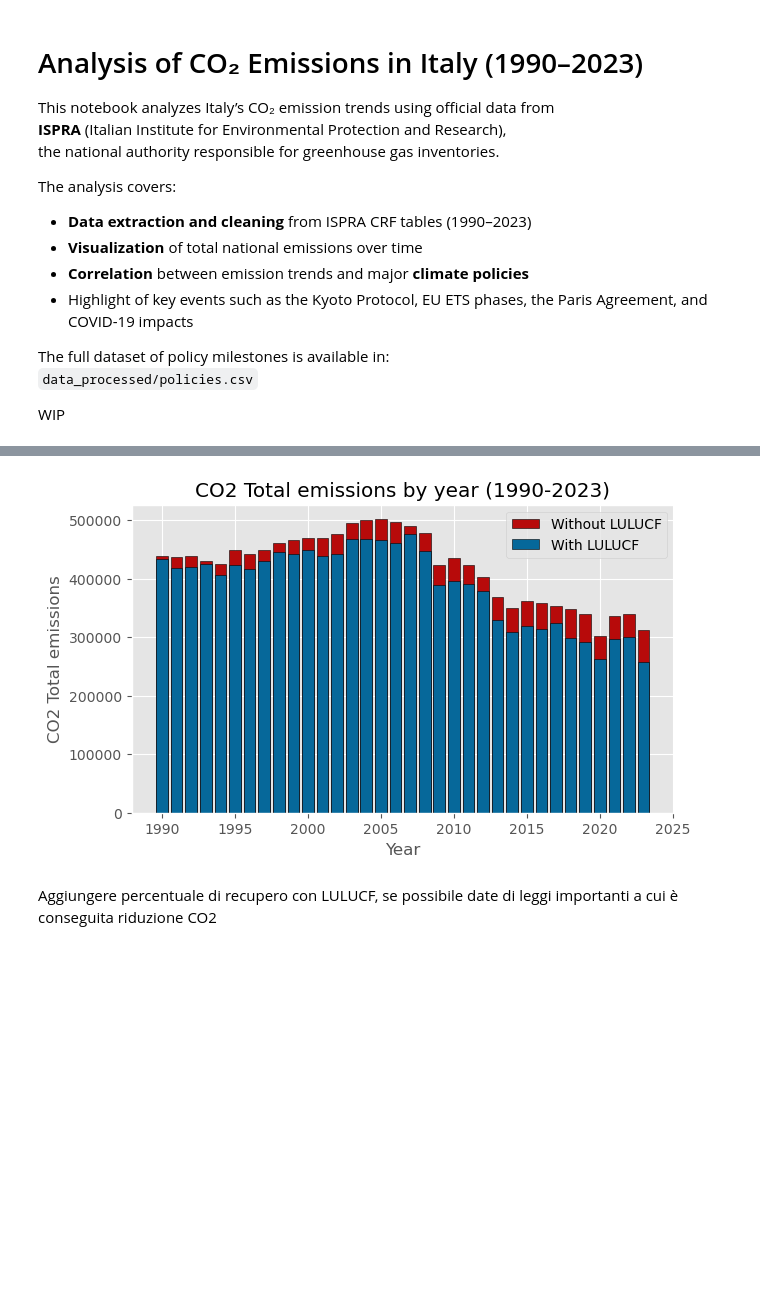
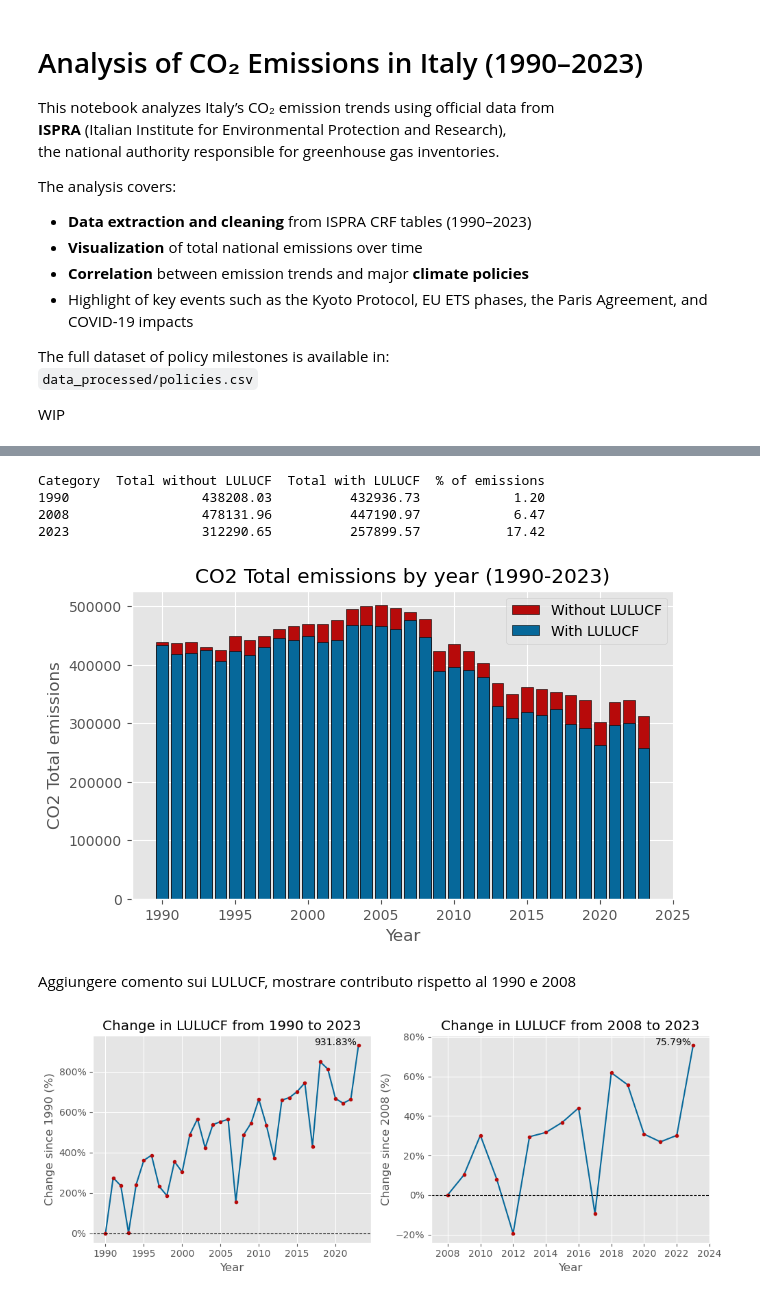
Before and after one commit to Disk245/ispra-co2-analysis, a Jupyter notebook: notebook/nb.ipynb, the cells around one changed output, grey strips where cells are left out. Saved outputs shown, nothing was run; the diff lists cells and outputs as text; code cells hidden in the pictures; blank space fills up the shorter version.

Commit message:
Update: Charts done and put placeholder markdowns

```diff
--- a/notebook/nb.ipynb
+++ b/notebook/nb.ipynb
@@ -80,6 +103,22 @@ Only selected key events are shown in the chart above.
 # %%
 df_tot = df[df["Category"] == "Total national emissions and removals"]
 df_nolulucf = df[df["Category"] == "Emissions without LULUCF"]
+
+to_pivot = df[(df["Category"] == "Total national emissions and removals") | (df["Category"] == "Emissions without LULUCF")]
+to_pivot = to_pivot[(to_pivot["Year"] == 1990) | (to_pivot["Year"] == 2008) | (to_pivot["Year"] == 2023)]
+
+pivoted= to_pivot.pivot_table(index="Year", columns="Category", values="CO2 emissions (kt)")
+pivoted = pivoted.rename(columns={
+    "Total national emissions and removals": "Total with LULUCF",
+    "Emissions without LULUCF": "Total without LULUCF"
+})
+
+lulucf_val = pivoted["Total with LULUCF"] - pivoted["Total without LULUCF"]
+perc = abs(lulucf_val / pivoted["Total without LULUCF"]) * 100
+pivoted["% of emissions"] = perc
+
+pivoted.index.name = None
+print(pivoted.round(2))
 
 x = df_tot["Year"]
 y = df_tot["CO2 emissions (kt)"]
@@ -95,6 +134,59 @@ plt.title("CO2 Total emissions by year (1990-2023)")
 plt.legend()
 plt.show()
 # %% [output]
+Category  Total without LULUCF  Total with LULUCF  % of emissions
+1990                 438208.03          432936.73            1.20
+2008                 478131.96          447190.97            6.47
+2023                 312290.65          257899.57           17.42
 [figure]
 # %% [markdown]
-Aggiungere percentuale di recupero con LULUCF, se possibile date di leggi importanti a cui è conseguita riduzione CO2
+Aggiungere comento sui LULUCF, mostrare contributo rispetto al 1990 e 2008
+# %%
+import matplotlib.ticker as mtick
+
+fig, axes = plt.subplots(1,2, figsize=(10,4))
+df_lulucf = df[df["Category"] == "4.  Land use, land-use change and forestry"].copy()
+
+
+#1990
+base_1990 = df_lulucf.loc[df_lulucf["Year"] == 1990, "CO2 emissions (kt)"].iloc[0]
+df_lulucf["Change from 1990"] = -((df_lulucf["CO2 emissions (kt)"] - base_1990) / abs(base_1990) * 100)
+
+axes[0].plot(df_lulucf["Year"], df_lulucf["Change from 1990"], color="#06689A",
+         marker="o", markerfacecolor="#B70A0A", markeredgecolor="#B70A0A", markersize=3)
+axes[0].axhline(0, color="black", linestyle="--", linewidth=0.8)
+axes[0].set_xlabel("Year")
+axes[0].set_ylabel("Change since 1990 (%)")
+axes[0].set_title("Change in LULUCF from 1990 to 2023")
+axes[0].yaxis.set_major_formatter(mtick.PercentFormatter())
+
+x_2023 = df_lulucf["Year"].iloc[-1]
+y_1990_2023 = df_lulucf["Change from 1990"].iloc[-1]
+axes[0].plot(x_2023,y_1990_2023)
+axes[0].text(x_2023 - 0.2,y_1990_2023, f"{y_1990_2023.round(2)}%", ha="right")
+
+#2008
+df_2008 = df_lulucf[df_lulucf["Year"] >= 2008].copy()
+base_2008 = df_2008.loc[df_2008["Year"] == 2008, "CO2 emissions (kt)"].iloc[0] #type: ignore
+df_2008["Change from 2008"] = -((df_2008["CO2 emissions (kt)"] - base_2008) / abs(base_2008) * 100)
+
+axes[1].plot(df_2008["Year"], df_2008["Change from 2008"], color="#06689A",
+         marker="o", markerfacecolor="#B70A0A", markeredgecolor="#B70A0A", markersize=3)
+
+axes[1].axhline(0, color="black", linestyle="--", linewidth=0.8)
+axes[1].margins(x=0.2)
+axes[1].set_xlim(2007, 2024)
+axes[1].set_xlabel("Year")
+axes[1].set_ylabel("Change since 2008 (%)")
+axes[1].set_title("Change in LULUCF from 2008 to 2023")
+axes[1].yaxis.set_major_formatter(mtick.PercentFormatter())
+
+x_2008_2023 = df_2008["Year"].iloc[-1]
+y_2008_2023 = df_2008["Change from 2008"].iloc[-1]
+axes[1].plot(x_2008_2023,y_2008_2023)
+axes[1].text(x_2008_2023 - 0.1,y_2008_2023, f"{y_2008_2023.round(2)}%", ha="right")
+
+plt.tight_layout()
+plt.show()
+# %% [output]
+[figure, added]
```
Also changed, not shown: parts of 6 cells of this notebook.
